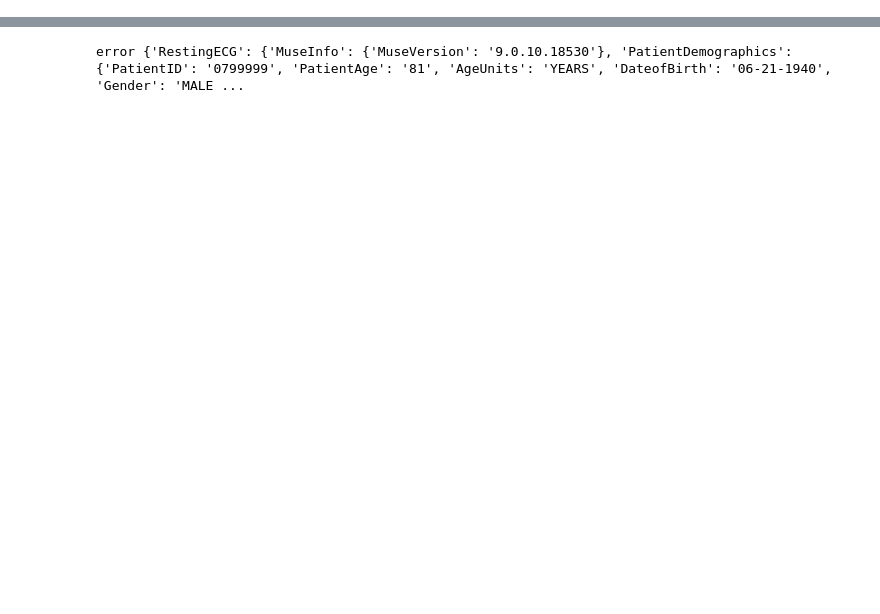
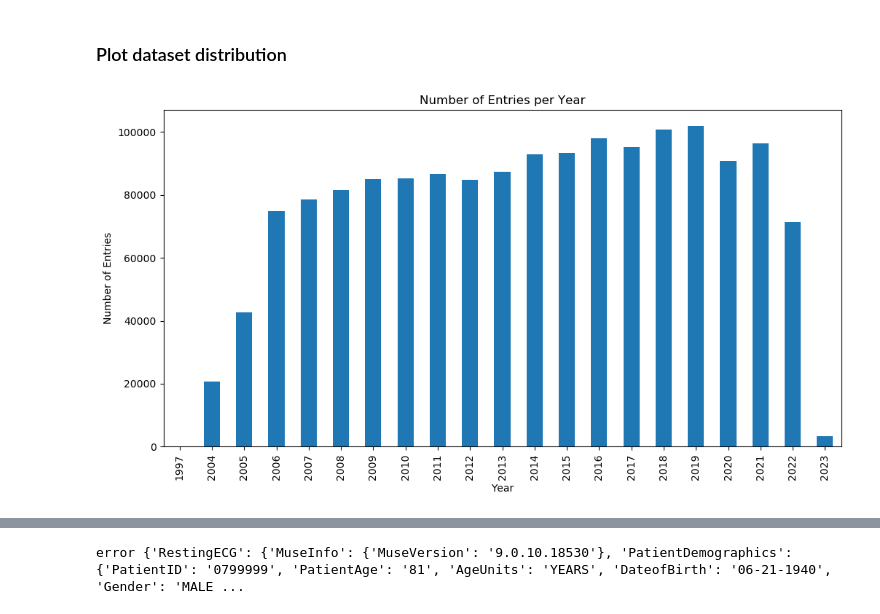
Before and after one commit to HeartWise-AI/DeepECG_Preprocess, a Jupyter notebook: DeepECG_GetFiles.ipynb, the cells around one changed output, grey strips where cells are left out. Cells and saved outputs as stored; diff of their text form; code cells hidden in the pictures; blank space fills up the shorter version.

```diff
--- a/DeepECG_GetFiles.ipynb
+++ b/DeepECG_GetFiles.ipynb
@@ -596,0 +735,26 @@ display(df_describe.())
+# %% [markdown]
+### Plot dataset distribution
+# %%
+df_2_grouped = pd.read_parquet('/media/data1/ravram/DeepECG/ekg_waveforms_output/df_xml_2023_05_09_2004-to-june-2022_n_1572280_with_labelbox_no_duplicates.parquet')
+# %%
+import pandas as pd
+import matplotlib.pyplot as plt
+
+# Convert the 'RestingECG_TestDemographics_AcquisitionDate' column to datetime
+df_2_grouped['RestingECG_TestDemographics_AcquisitionDate'] = pd.to_datetime(df_2_grouped['RestingECG_TestDemographics_AcquisitionDate'])
+
+# Extract the year and count the number of entries per year
+entries_per_year = df_2_grouped['RestingECG_TestDemographics_AcquisitionDate'].dt.year.value_counts()
+
+# Sort the years
+entries_per_year = entries_per_year.sort_index()
+
+# Plot the number of entries per year
+entries_per_year.plot(kind='bar', figsize=(12,6))
+
+plt.xlabel('Year')
+plt.ylabel('Number of Entries')
+plt.title('Number of Entries per Year')
+plt.show()
+# %% [output]
+[figure, added]
```
Also changed, not shown: parts of 50 cells of this notebook.
